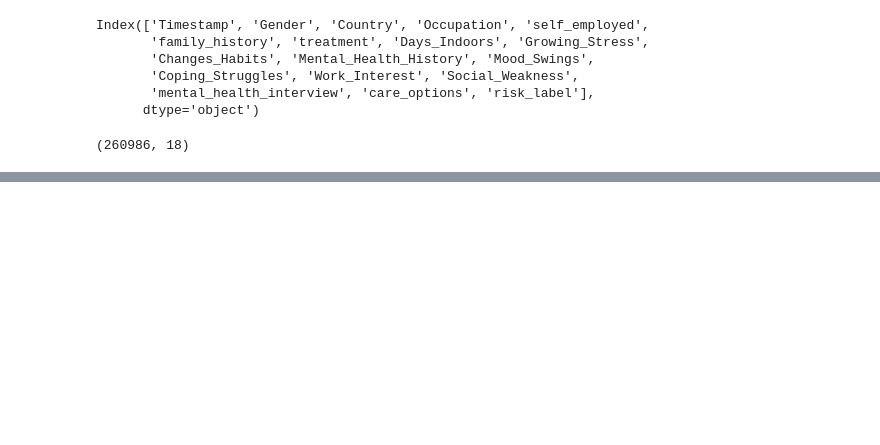
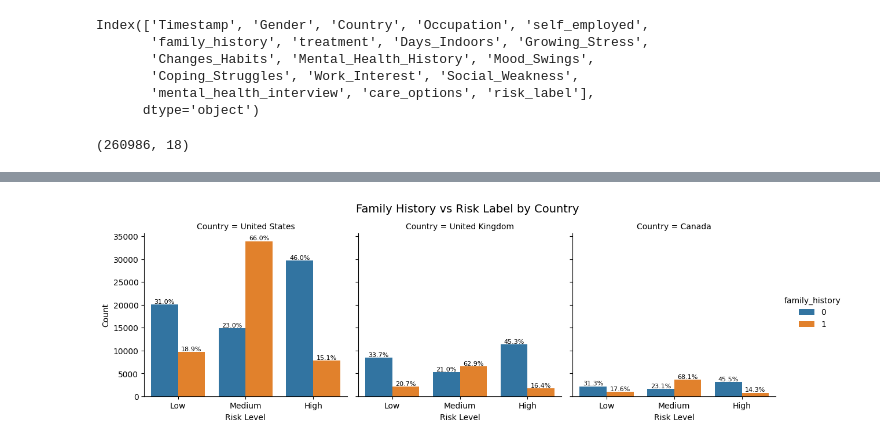
Before and after one commit to oxayavongsa/aai-590-capstone-mental-health, a Jupyter notebook: notebook-pipeline/split_preprocessing.ipynb, the cells around one changed output, grey strips where cells are left out. Saved outputs shown, nothing was run; the diff lists cells and outputs as text; code cells hidden in the pictures; blank space fills up the shorter version.

```diff
--- a/notebook-pipeline/split_preprocessing.ipynb
+++ b/notebook-pipeline/split_preprocessing.ipynb
@@ -118,0 +243,28 @@ pd.DataFrame(y_test).to_csv("aai-590-capstone-mental-health/data-assets/y_test.c
+# %%
+# Plot
+g = sns.catplot(
+    data=df_top,
+    x='risk_label',
+    hue='family_history',
+    col='Country',
+    kind='count',
+    order=['Low', 'Medium', 'High'],
+    col_wrap=3,
+    height=4,
+    aspect=1
+)
+
+# Add percentage labels
+for ax in g.axes.flat:
+    for c in ax.containers:
+        heights = [b.get_height() for b in c]
+        total = sum(heights)
+        labels = [f'{(h / total * 100):.1f}%' if total > 0 else '' for h in heights]
+        ax.bar_label(c, labels=labels, label_type='edge', fontsize=8)
+
+g.fig.subplots_adjust(top=0.85)
+g.fig.suptitle("Family History vs Risk Label by Country", fontsize=14)
+g.set_axis_labels("Risk Level", "Count")
+plt.show()
+# %% [output]
+[figure, added]
```
Also changed, not shown: parts of 45 cells of this notebook.
